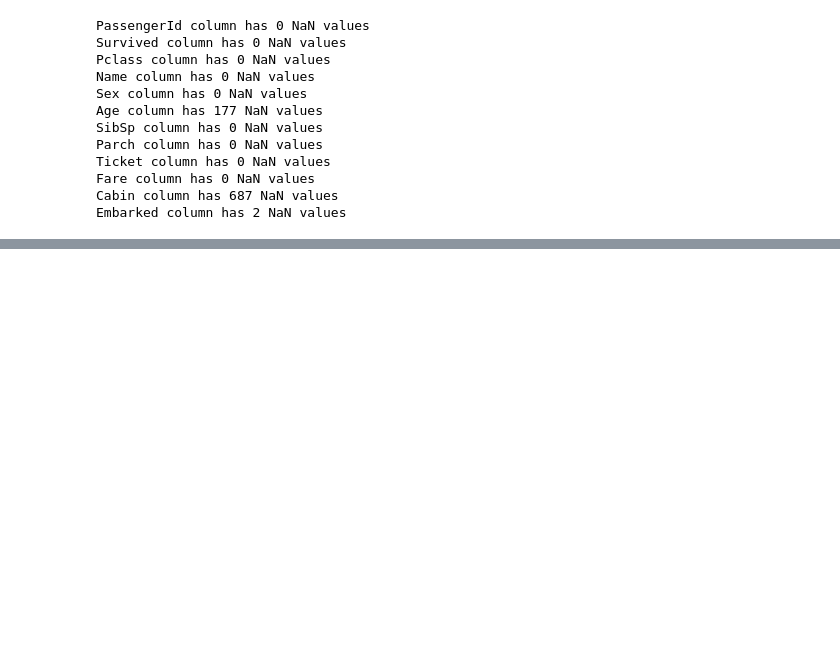
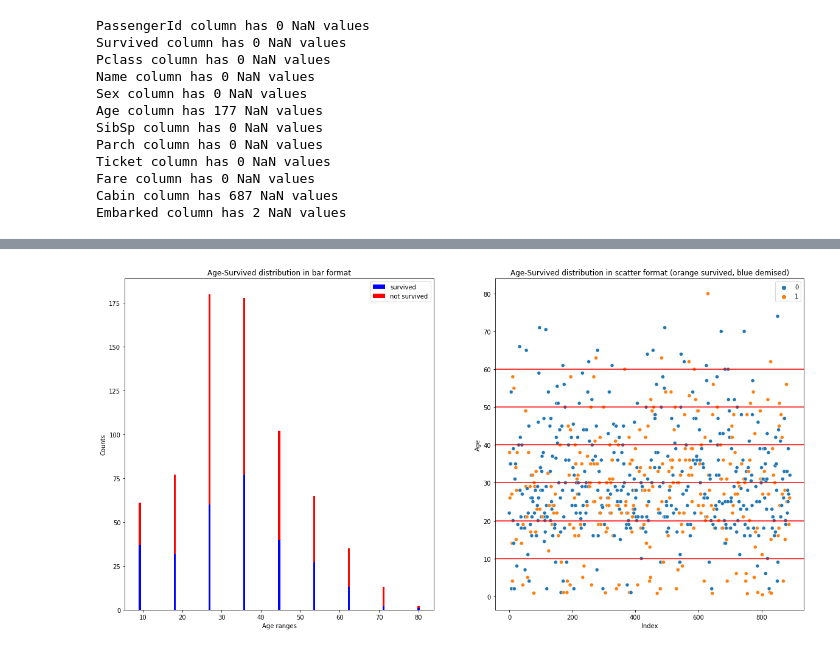
Before and after one commit to baarsaam/kaggle, a Jupyter notebook: titanic_classification/titanic.ipynb, the cells around one changed output, grey strips where cells are left out. Cells and saved outputs as stored; diff of their text form; code cells hidden in the pictures; blank space fills up the shorter version.

```diff
--- a/titanic_classification/titanic.ipynb
+++ b/titanic_classification/titanic.ipynb
@@ -131,0 +154,31 @@ array([[<AxesSubplot:title={'center':'Survived'}>,
+# %%
+# A stacked bar to understand the correlation between age attribute and survived attribute
+figure = plt.figure(figsize=(20.0, 10.0))
+
+# Stacked bar representation
+min_age = train_ds['Age'].min()
+max_age = train_ds['Age'].max()
+age_bins = np.linspace(min_age, max_age, 10)
+survived = train_ds[train_ds['Survived']==1].groupby(pd.cut(train_ds['Age'], age_bins))['Age'].count()
+n_survived = train_ds[train_ds['Survived']==0].groupby(pd.cut(train_ds['Age'], age_bins))['Age'].count()
+plt.subplot(1,2,1)
+plt.bar(age_bins[1:], survived, color='blue', width=0.5, label='survived')
+plt.bar(age_bins[1:], n_survived, color='red', bottom=survived, width=0.5, label='not survived')
+plt.title('Age-Survived distribution in bar format')
+plt.xlabel('Age ranges')
+plt.ylabel('Counts')
+plt.legend()
+
+# Scatterplot representation
+plt.subplot(1,2,2)
+for i in range(1, 7):
+    plt.axhline(y=i*10, color='r', linestyle='-')
+sns.scatterplot(data=train_ds, x=train_ds.index, y='Age', hue='Survived', legend='auto')
+plt.title('Age-Survived distribution in scatter format (orange survived, blue demised)')
+plt.ylabel('Age')
+plt.xlabel('Index')
+plt.legend()
+
+plt.show()
+# %% [output]
+[figure, added]
```
Also changed, not shown: parts of 7 cells of this notebook.
